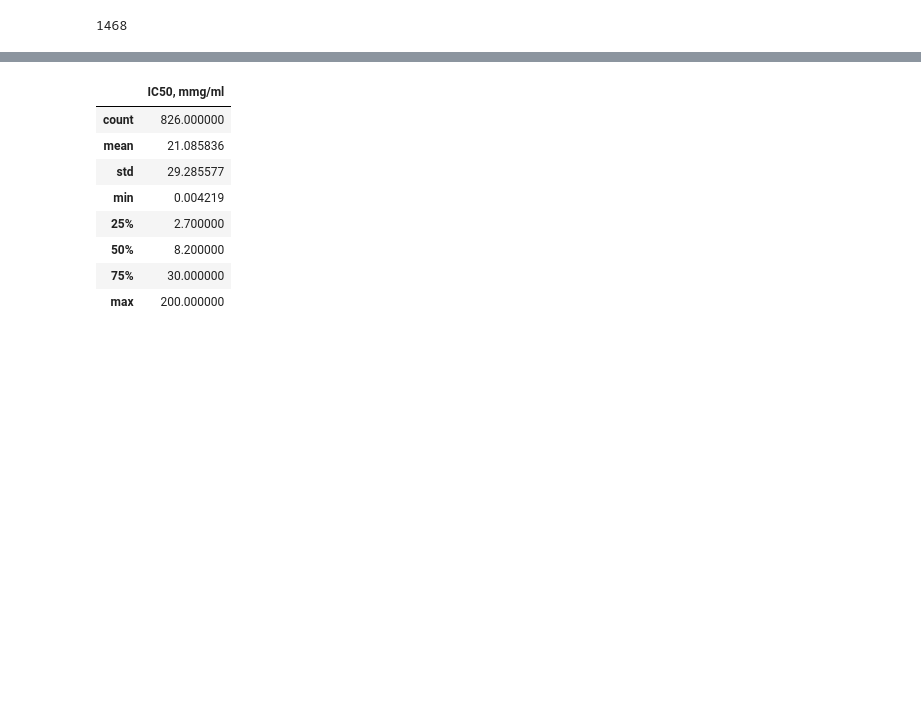
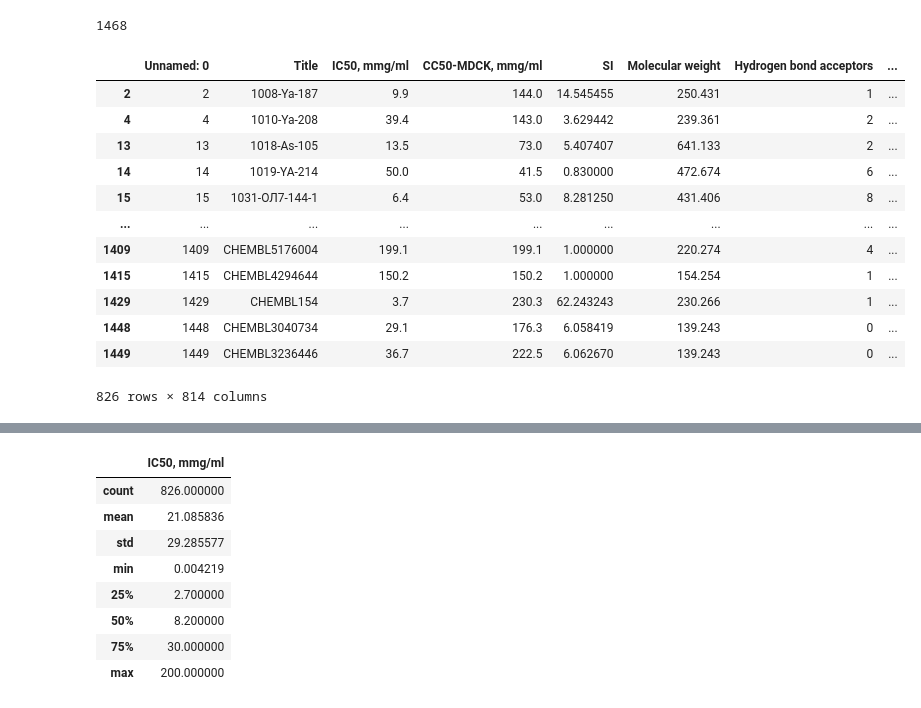
Before and after one commit to 0dminnimda/predicting_the_druggability_of_a_chemical_compound, a Jupyter notebook: LSTM_+_Mol2Vec.ipynb, the cells around one changed output, grey strips where cells are left out. Drawn from its saved outputs; the diff is of its cells as text; code cells hidden in the pictures; blank space fills up the shorter version.

```diff
--- a/LSTM_+_Mol2Vec.ipynb
+++ b/LSTM_+_Mol2Vec.ipynb
@@ -56,6 +58,22 @@ df = df[df.SI <= 100]
 # %%
 df = df[df.S_leng < 140]
 df = df[df['IC50, mmg/ml'] < 310]
+# %%
+df
+# %% [output]
+|  | Unnamed: 0 | Title | IC50, mmg/ml | CC50-MDCK, mmg/ml | SI | Molecular weight | Hydrogen bond acceptors | ... |
+| 2 | 2 | 1008-Ya-187 | 9.9 | 144.0 | 14.545455 | 250.431 | 1 | ... |
+| 4 | 4 | 1010-Ya-208 | 39.4 | 143.0 | 3.629442 | 239.361 | 2 | ... |
+| 13 | 13 | 1018-As-105 | 13.5 | 73.0 | 5.407407 | 641.133 | 2 | ... |
+| 14 | 14 | 1019-YA-214 | 50.0 | 41.5 | 0.830000 | 472.674 | 6 | ... |
+| 15 | 15 | 1031-ОЛ7-144-1 | 6.4 | 53.0 | 8.281250 | 431.406 | 8 | ... |
+| ... | ... | ... | ... | ... | ... | ... | ... | ... |
+| 1409 | 1409 | CHEMBL5176004 | 199.1 | 199.1 | 1.000000 | 220.274 | 4 | ... |
+| 1415 | 1415 | CHEMBL4294644 | 150.2 | 150.2 | 1.000000 | 154.254 | 1 | ... |
+| 1429 | 1429 | CHEMBL154 | 3.7 | 230.3 | 62.243243 | 230.266 | 1 | ... |
+| 1448 | 1448 | CHEMBL3040734 | 29.1 | 176.3 | 6.058419 | 139.243 | 0 | ... |
+| 1449 | 1449 | CHEMBL3236446 | 36.7 | 222.5 | 6.062670 | 139.243 | 0 | ... |
+826 rows × 814 columns
 # %%
 df.columns
 # %% [output]
```
Also changed, not shown: parts of 13 cells of this notebook, 12 other files.
